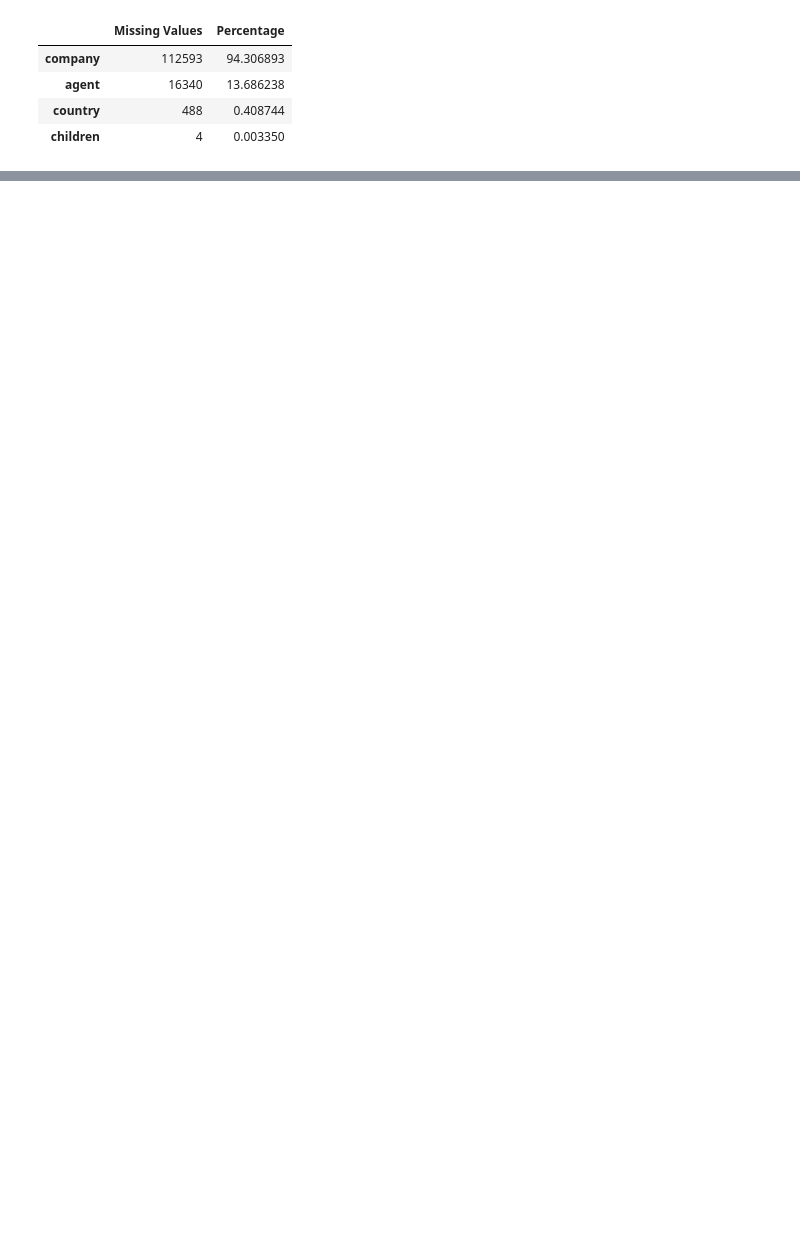
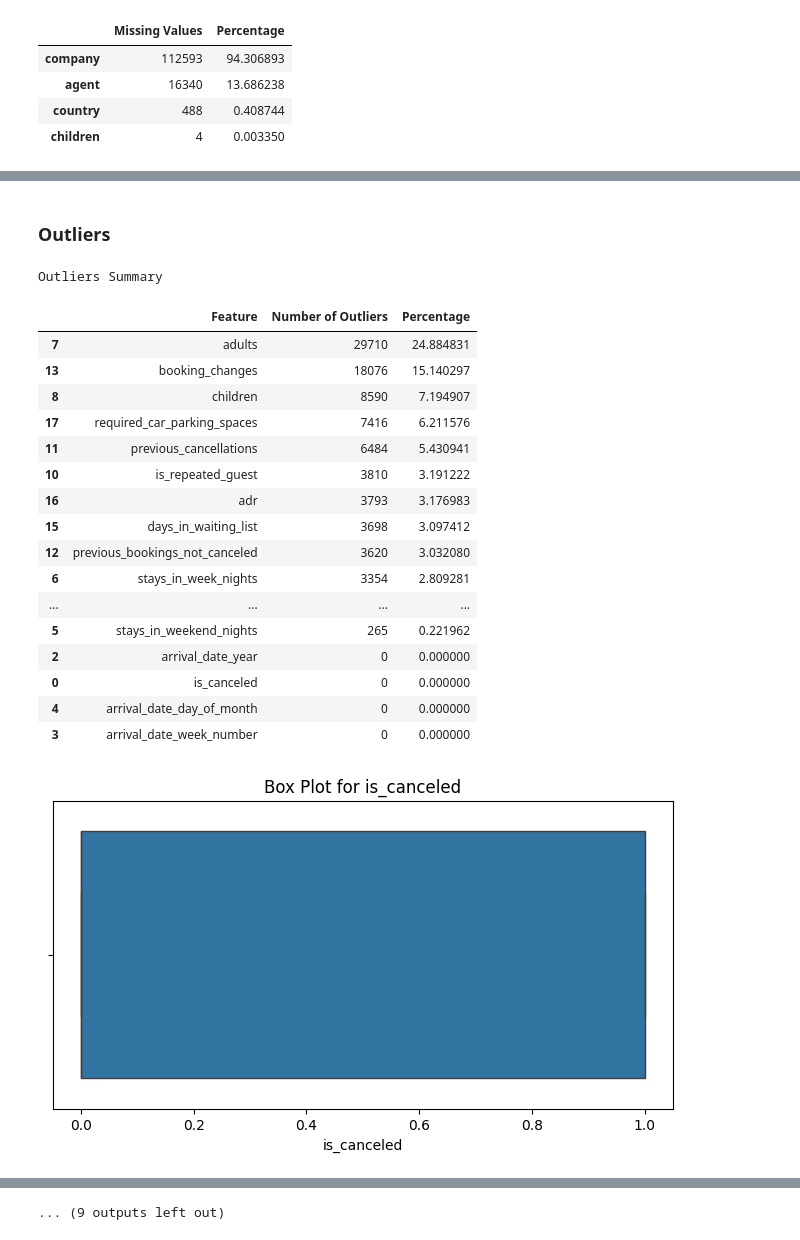
Before and after one commit to EitanKatz1/Hotel_bookin_demand, a Jupyter notebook: Hotel_bookin_demand_EDA.ipynb, the cells around one changed output, grey strips where cells are left out. Drawn from its saved outputs; the diff is of its cells as text; code cells hidden in the pictures; blank space fills up the shorter version.

```diff
--- a/Hotel_bookin_demand_EDA.ipynb
+++ b/Hotel_bookin_demand_EDA.ipynb
@@ -163,0 +232,15 @@ missing_values_df.sort_values(by='Missing Values', ascending=False)
+# %%
+# Handle missing values for 'children' (replace with median)
+df['children'].fillna(df['children'].median(), inplace=True)
+
+# Handle missing values for 'country' (replace with 'Unknown')
+df['country'].fillna('Unknown', inplace=True)
+
+# Handle missing values for 'agent' (replace with 0, assuming it indicates direct bookings)
+df['agent'].fillna(0, inplace=True)
+
+# Drop the 'company' column due to a high percentage of missing values
+df.drop(columns=['company'], inplace=True)
+
+# Verify the changes
+print(df.isnull().sum())
@@ -163,0 +283,58 @@ missing_values_df.sort_values(by='Missing Values', ascending=False)
+# %%
+numerical_features.remove('company')
+# %% [markdown]
+### Outliers
+# %%
+# Identify and handle outliers in numerical features
+
+# Identify outliers in numerical features using the IQR method
+outliers_summary = []
+for feature in numerical_features:
+    Q1 = df[feature].quantile(0.25)
+    Q3 = df[feature].quantile(0.75)
+    IQR = Q3 - Q1
+    lower_bound = Q1 - 1.5 * IQR
+    upper_bound = Q3 + 1.5 * IQR
+
+    outliers = df[(df[feature] < lower_bound) | (df[feature] > upper_bound)]
+    outliers_count = len(outliers)
+    outliers_percentage = outliers_count / len(df) * 100
+
+    outliers_summary.append({
+        'Feature': feature,
+        'Number of Outliers': outliers_count,
+        'Percentage': outliers_percentage
+    })
+
+# Convert the summary to a DataFrame for better visualization
+outliers_summary_df = pd.DataFrame(outliers_summary).sort_values(by='Number of Outliers', ascending=False)
+
+# Display the summary
+display(outliers_summary_df.style.set_caption("Outliers Summary"))
+
+# Visualize outliers using box plots
+for feature in numerical_features:
+    plt.figure(figsize=(8, 4))
+    sns.boxplot(data=df, x=feature)
+    plt.title(f"Box Plot for {feature}")
+    plt.show()
+# %% [output]
+Outliers Summary
+|  | Feature | Number of Outliers | Percentage |
+| 7 | adults | 29710 | 24.884831 |
+| 13 | booking_changes | 18076 | 15.140297 |
+| 8 | children | 8590 | 7.194907 |
+| 17 | required_car_parking_spaces | 7416 | 6.211576 |
+| 11 | previous_cancellations | 6484 | 5.430941 |
+| 10 | is_repeated_guest | 3810 | 3.191222 |
+| 16 | adr | 3793 | 3.176983 |
+| 15 | days_in_waiting_list | 3698 | 3.097412 |
+| 12 | previous_bookings_not_canceled | 3620 | 3.032080 |
+| 6 | stays_in_week_nights | 3354 | 2.809281 |
+| ... | ... | ... | ... |
+| 5 | stays_in_weekend_nights | 265 | 0.221962 |
+| 2 | arrival_date_year | 0 | 0.000000 |
+| 0 | is_canceled | 0 | 0.000000 |
+| 4 | arrival_date_day_of_month | 0 | 0.000000 |
+| 3 | arrival_date_week_number | 0 | 0.000000 |
+[figure, added]
@@ -163,0 +350 @@ missing_values_df.sort_values(by='Missing Values', ascending=False)
+... (9 outputs left out)
```
Also changed, not shown: parts of 10 cells of this notebook.
